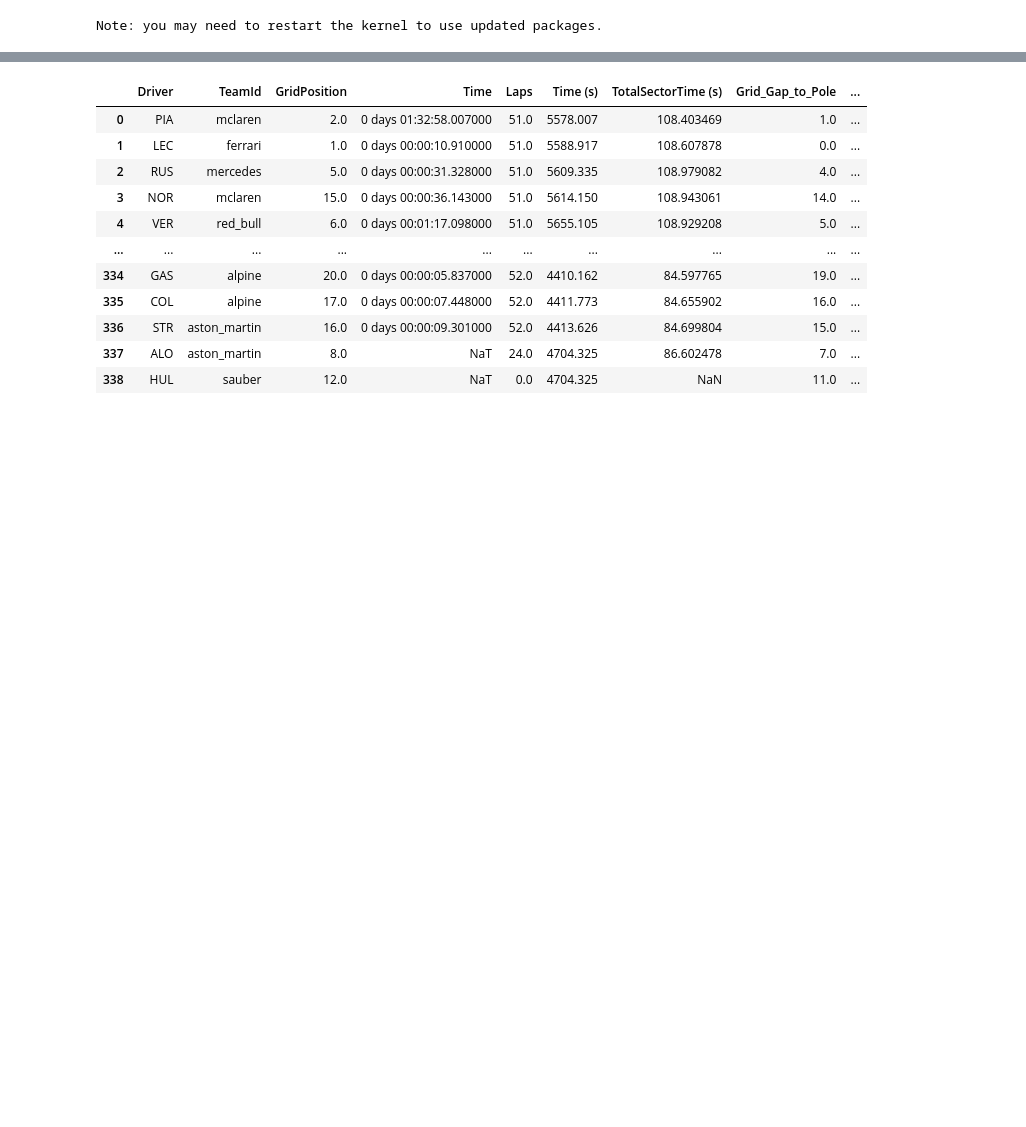
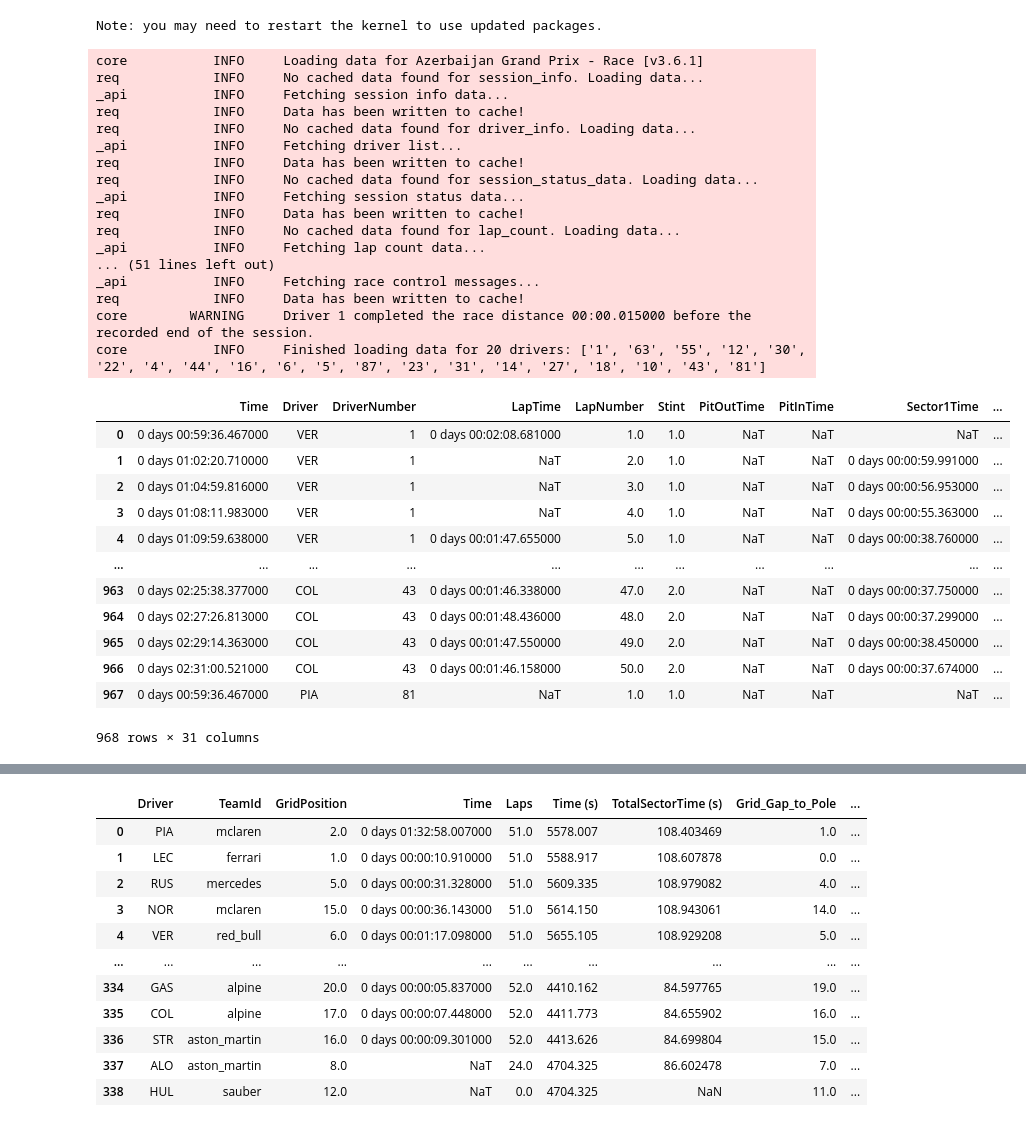
Before and after one commit to crystalcheong/formula-uno, a Jupyter notebook: prediction_notebooks/singapore_prediction.ipynb, the cells around one changed output, grey strips where cells are left out. Saved outputs shown, nothing was run; the diff lists cells and outputs as text; code cells hidden in the pictures; blank space fills up the shorter version.

```diff
--- a/prediction_notebooks/singapore_prediction.ipynb
+++ b/prediction_notebooks/singapore_prediction.ipynb
@@ -31,3 +31,39 @@ def get_weather_data(year,race,session):
     weather_data["TrackTemp"]=weather_df["TrackTemp"].mean() # Average Track Temperature
 
     return weather_data
+# %%
+test_sesh=fastf1.get_session(2025,'Baku','R')
+test_sesh.load()
+test_laps=test_sesh.laps
+test_laps
+# %% [output]
+core           INFO     Loading data for Azerbaijan Grand Prix - Race [v3.6.1]
+req            INFO     No cached data found for session_info. Loading data...
+_api           INFO     Fetching session info data...
+req            INFO     Data has been written to cache!
+req            INFO     No cached data found for driver_info. Loading data...
+_api           INFO     Fetching driver list...
+req            INFO     Data has been written to cache!
+req            INFO     No cached data found for session_status_data. Loading data...
+_api           INFO     Fetching session status data...
+req            INFO     Data has been written to cache!
+req            INFO     No cached data found for lap_count. Loading data...
+_api           INFO     Fetching lap count data...
+... (51 lines left out)
+_api           INFO     Fetching race control messages...
+req            INFO     Data has been written to cache!
+core        WARNING     Driver 1 completed the race distance 00:00.015000 before the recorded end of the session.
+core           INFO     Finished loading data for 20 drivers: ['1', '63', '55', '12', '30', '22', '4', '44', '16', '6', '5', '87', '23', '31', '14', '27', '18', '10', '43', '81']
+|  | Time | Driver | DriverNumber | LapTime | LapNumber | Stint | PitOutTime | PitInTime | Sector1Time | ... |
+| 0 | 0 days 00:59:36.467000 | VER | 1 | 0 days 00:02:08.681000 | 1.0 | 1.0 | NaT | NaT | NaT | ... |
+| 1 | 0 days 01:02:20.710000 | VER | 1 | NaT | 2.0 | 1.0 | NaT | NaT | 0 days 00:00:59.991000 | ... |
+| 2 | 0 days 01:04:59.816000 | VER | 1 | NaT | 3.0 | 1.0 | NaT | NaT | 0 days 00:00:56.953000 | ... |
+| 3 | 0 days 01:08:11.983000 | VER | 1 | NaT | 4.0 | 1.0 | NaT | NaT | 0 days 00:00:55.363000 | ... |
+| 4 | 0 days 01:09:59.638000 | VER | 1 | 0 days 00:01:47.655000 | 5.0 | 1.0 | NaT | NaT | 0 days 00:00:38.760000 | ... |
+| ... | ... | ... | ... | ... | ... | ... | ... | ... | ... | ... |
+| 963 | 0 days 02:25:38.377000 | COL | 43 | 0 days 00:01:46.338000 | 47.0 | 2.0 | NaT | NaT | 0 days 00:00:37.750000 | ... |
+| 964 | 0 days 02:27:26.813000 | COL | 43 | 0 days 00:01:48.436000 | 48.0 | 2.0 | NaT | NaT | 0 days 00:00:37.299000 | ... |
+| 965 | 0 days 02:29:14.363000 | COL | 43 | 0 days 00:01:47.550000 | 49.0 | 2.0 | NaT | NaT | 0 days 00:00:38.450000 | ... |
+| 966 | 0 days 02:31:00.521000 | COL | 43 | 0 days 00:01:46.158000 | 50.0 | 2.0 | NaT | NaT | 0 days 00:00:37.674000 | ... |
+| 967 | 0 days 00:59:36.467000 | PIA | 81 | NaT | 1.0 | 1.0 | NaT | NaT | NaT | ... |
+968 rows × 31 columns
```
Also changed, not shown: parts of 6 cells of this notebook.
